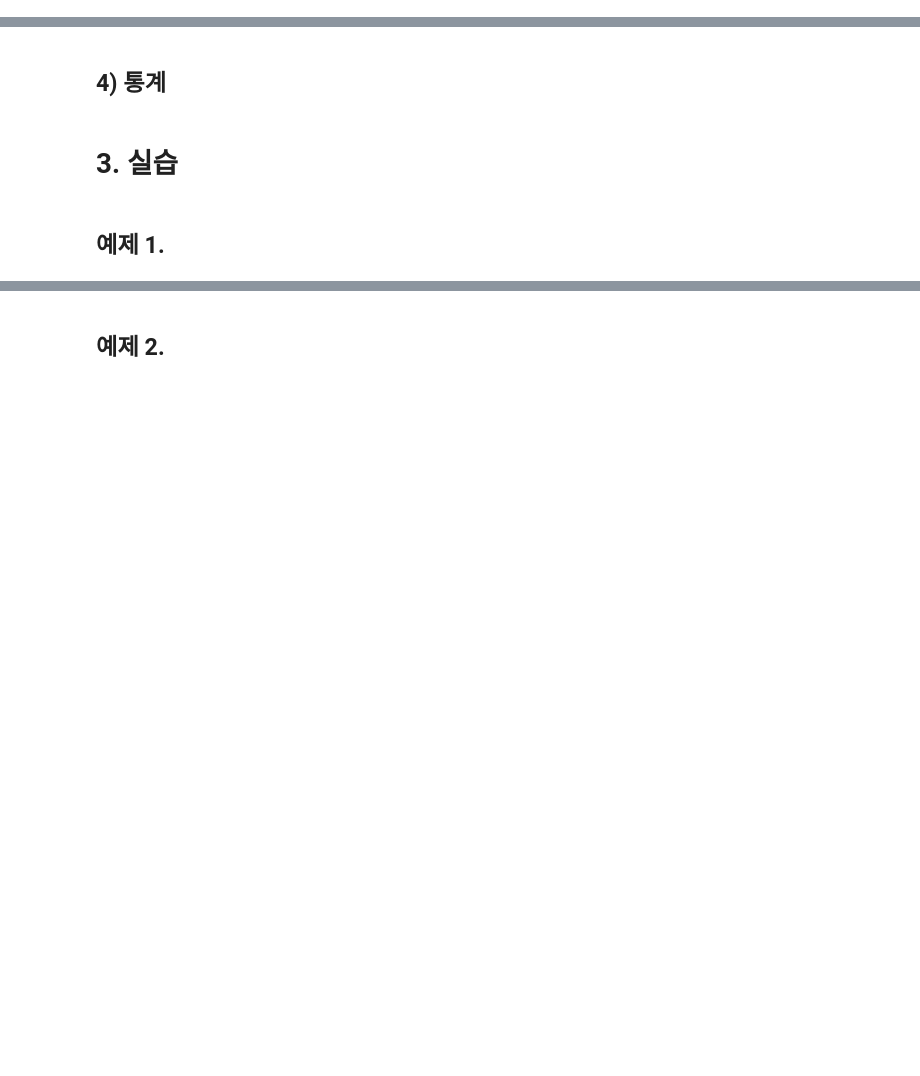
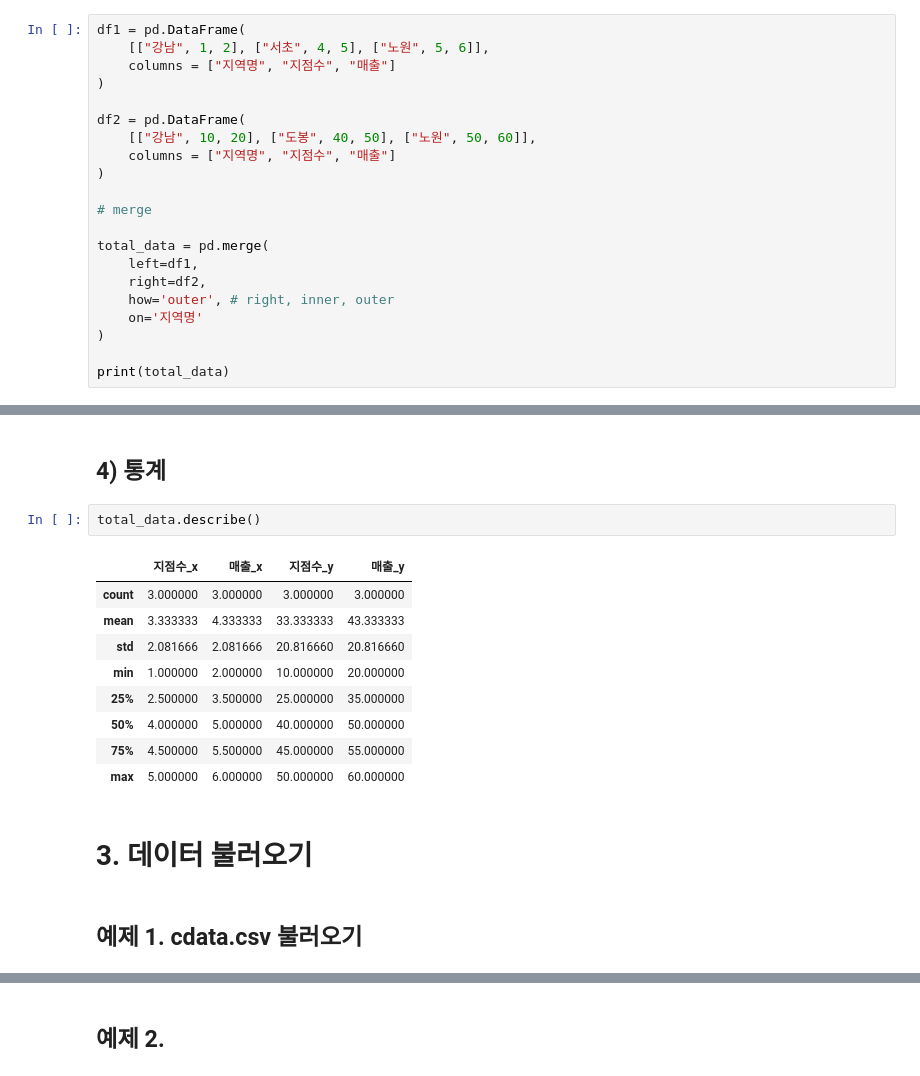
Before and after one commit to walker0625/pandas, a Jupyter notebook: pandas.ipynb, the cells around one changed output, grey strips where cells are left out. Cells and saved outputs as stored; diff of their text form; blank space fills up the shorter version.

```diff
--- a/pandas.ipynb
+++ b/pandas.ipynb
@@ -408,2 +469,23 @@ data4.iloc[1, 0]
 # %% [markdown]
 ### (2) 데이터 병합
+# %%
+df1 = pd.DataFrame(
+    [["강남", 1, 2], ["서초", 4, 5], ["노원", 5, 6]],
+    columns = ["지역명", "지점수", "매출"]
+)
+
+df2 = pd.DataFrame(
+    [["강남", 10, 20], ["도봉", 40, 50], ["노원", 50, 60]],
+    columns = ["지역명", "지점수", "매출"]
+)
+
+# merge
+
+total_data = pd.merge(
+    left=df1,
+    right=df2,
+    how='outer', # right, inner, outer
+    on='지역명'
+)
+
+print(total_data)
@@ -412,6 +527,18 @@ data4.iloc[1, 0]
 # %% [markdown]
 ## 4) 통계
+# %%
+total_data.describe()
+# %% [output]
+|  | 지점수_x | 매출_x | 지점수_y | 매출_y |
+| count | 3.000000 | 3.000000 | 3.000000 | 3.000000 |
+| mean | 3.333333 | 4.333333 | 33.333333 | 43.333333 |
+| std | 2.081666 | 2.081666 | 20.816660 | 20.816660 |
+| min | 1.000000 | 2.000000 | 10.000000 | 20.000000 |
+| 25% | 2.500000 | 3.500000 | 25.000000 | 35.000000 |
+| 50% | 4.000000 | 5.000000 | 40.000000 | 50.000000 |
+| 75% | 4.500000 | 5.500000 | 45.000000 | 55.000000 |
+| max | 5.000000 | 6.000000 | 50.000000 | 60.000000 |
 # %% [markdown]
-# 3. 실습
+# 3. 데이터 불러오기
 # %% [markdown]
-## 예제 1.
+## 예제 1. cdata.csv 불러오기
```
Also changed, not shown: parts of 22 cells of this notebook, 13 other files.
